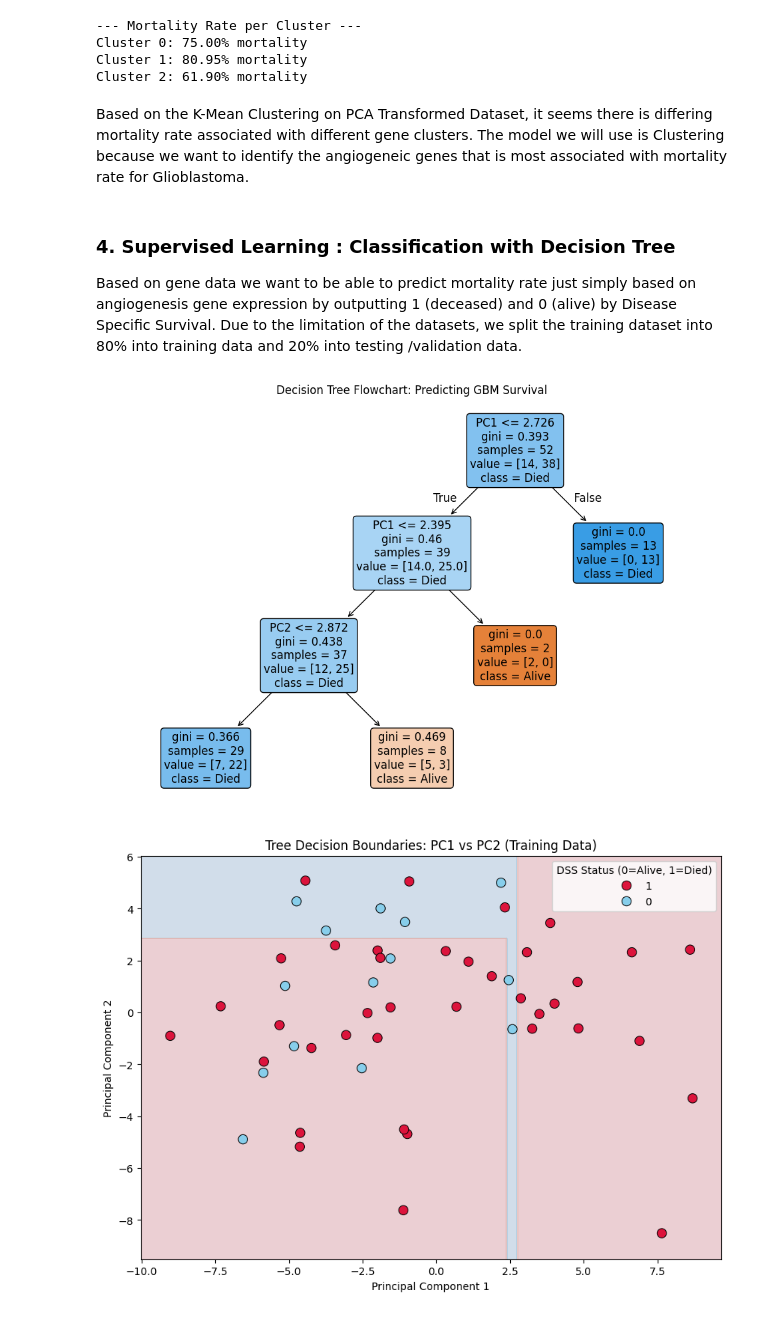
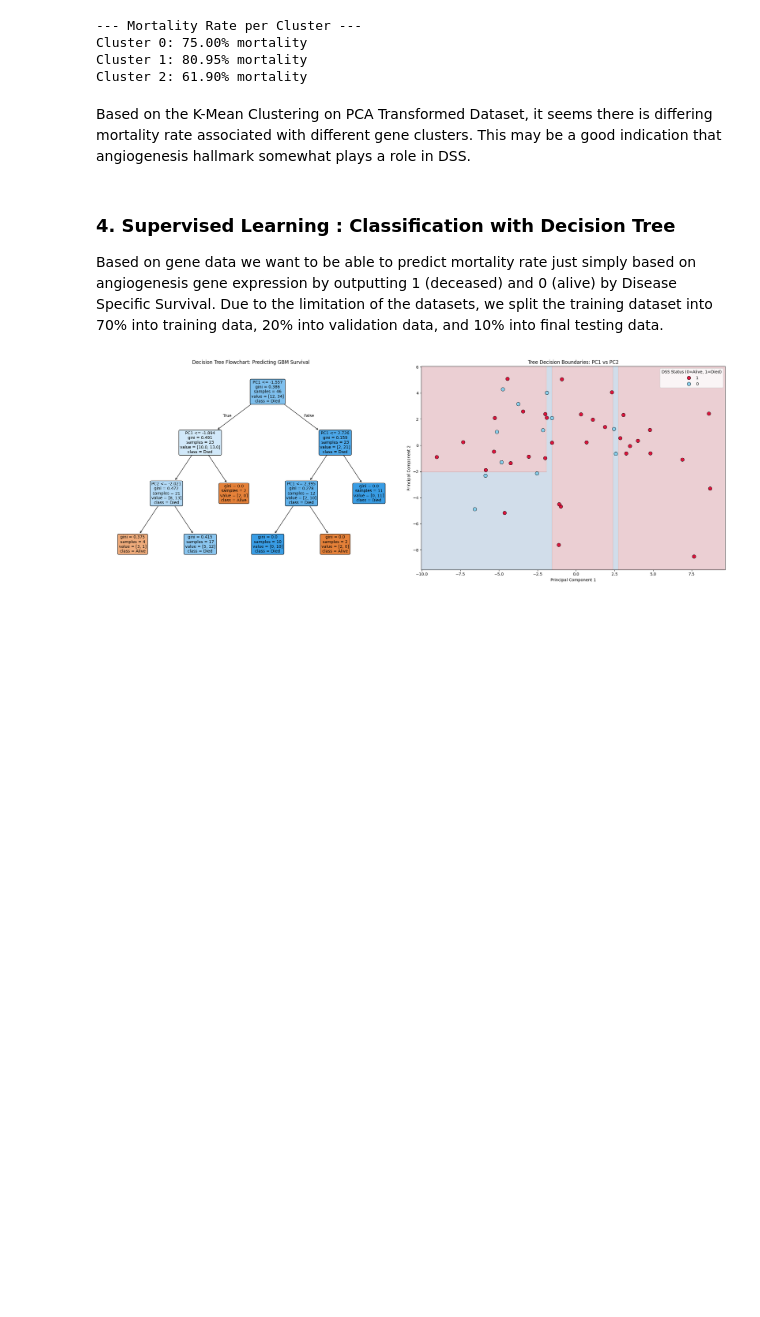
Before and after one commit to ktt920/Module-4-Cancer, a Jupyter notebook: code/Module 4 Template.ipynb, the cells around one changed output. Cells and saved outputs as stored; diff of their text form; code cells hidden in the pictures; blank space fills up the shorter version.

```diff
--- a/code/Module 4 Template.ipynb
+++ b/code/Module 4 Template.ipynb
@@ -275,11 +275,11 @@ Cluster 0: 75.00% mortality
 Cluster 1: 80.95% mortality
 Cluster 2: 61.90% mortality
 # %% [markdown]
-Based on the K-Mean Clustering on PCA Transformed Dataset, it seems there is differing mortality rate associated with different gene clusters. The model we will use is Clustering because we want to identify the angiogeneic genes that is most associated with mortality rate for Glioblastoma.
+Based on the K-Mean Clustering on PCA Transformed Dataset, it seems there is differing mortality rate associated with different gene clusters. This may be a good indication that angiogenesis hallmark somewhat plays a role in DSS.
 # %% [markdown]
 ### 4. Supervised Learning : Classification with Decision Tree
 
-Based on gene data we want to be able to predict mortality rate just simply based on angiogenesis gene expression by outputting 1 (deceased) and 0 (alive) by Disease Specific Survival. Due to the limitation of the datasets, we split the training dataset into 80% into training data and 20% into testing /validation data.
+Based on gene data we want to be able to predict mortality rate just simply based on angiogenesis gene expression by outputting 1 (deceased) and 0 (alive) by Disease Specific Survival. Due to the limitation of the datasets, we split the training dataset into 70% into training data, 20% into validation data, and 10% into final testing data.
 # %%
 # AI Usage Statement : Use Gemini 3 to assist in generating the Decision Tree Code and the subsequent validations.
 
@@ -287,57 +287,68 @@ Based on gene data we want to be able to predict mortality rate just simply base
 X_tree = X_pca
 y_tree = y_filtered.astype(int)
 
-# Split your existing PCA-transformed data (X_tree) and labels (y_tree)
-# test_size=0.2 means 80% train, 20% validation
-X_train, X_val, y_train, y_val = train_test_split(
-    X_tree, y_tree, test_size=0.2, random_state=42
+# Stage 1: Split off the 70% Training set
+# The remaining 30% goes into a temporary variable (X_temp)
+X_train, X_temp, y_train, y_temp = train_test_split(
+    X_tree, y_tree, test_size=0.30, random_state=42
 )
+
+# Stage 2: Split the 30% temporary set into Validation and Test
+# Since 10% is 1/3 of the 30% temporary set, we use test_size=0.33
+X_val, X_test, y_val, y_test = train_test_split(
+    X_temp, y_temp, test_size=0.33, random_state=42
+)
 # %%
 # Build the Decision Tree Model with max_depth of 3, meaning it can make 3 decisions splits
 tree_model = DecisionTreeClassifier(max_depth=3)
 tree_model.fit(X_train, y_train)
 
-# Visualize the Tree Structure
-plt.figure(figsize=(12, 8))
+# Create a figure with 1 row and 2 columns
+fig, ax = plt.subplots(1, 2, figsize=(22, 8))
+
+# --- 1. LEFT SIDE: Tree Structure ---
 plot_tree(tree_model,
           feature_names=['PC1', 'PC2'],
           class_names=['Alive', 'Died'],
           filled=True,
           rounded=True,
-          fontsize=12)
-plt.title("Decision Tree Flowchart: Predicting GBM Survival")
-plt.show()
+          fontsize=10,
+          ax=ax[0]) # Pass the first axis
+ax[0].set_title("Decision Tree Flowchart: Predicting GBM Survival")
 
-# Visualize Decision Boundaries on the PCA Plot for Training Data
+# --- 2. RIGHT SIDE: Decision Boundaries ---
 x_min, x_max = X_train[:, 0].min() - 1, X_train[:, 0].max() + 1
-y_min, y_max = X_train[:, 1].min() - 1,X_train[:, 1].max() + 1
+y_min, y_max = X_train[:, 1].min() - 1, X_train[:, 1].max() + 1
 xx, yy = np.meshgrid(np.arange(x_min, x_max, 0.05),
                      np.arange(y_min, y_max, 0.05))
 
-# Color the Background
+# Get background predictions
 Z = tree_model.predict(np.c_[xx.ravel(), yy.ravel()])
 Z = Z.reshape(xx.shape)
-plt.figure(figsize=(10, 7))
-plt.contourf(xx, yy, Z, alpha=0.2, cmap='RdBu_r')
 
-# Add the scatterplot of actual patient data
+# Plot contours on the second axis
+ax[1].contourf(xx, yy, Z, alpha=0.2, cmap='RdBu_r')
+
+# Add the scatterplot to the second axis
 sns.scatterplot(
     x=X_train[:, 0],
     y=X_train[:, 1],
     hue=y_train.astype(str),
     palette={'0': 'skyblue', '1': 'crimson'},
     edgecolor='black',
-    s=80
+    s=80,
+    ax=ax[1] # Pass the second axis
 )
 
-plt.title("Tree Decision Boundaries: PC1 vs PC2 (Training Data)")
-plt.xlabel("Principal Component 1")
-plt.ylabel("Principal Component 2")
-plt.legend(title="DSS Status (0=Alive, 1=Died)")
+ax[1].set_title("Tree Decision Boundaries: PC1 vs PC2")
+ax[1].set_xlabel("Principal Component 1")
+ax[1].set_ylabel("Principal Component 2")
+ax[1].legend(title="DSS Status (0=Alive, 1=Died)")
+
+plt.tight_layout()
 plt.show()
 # %% [output]
-[figure, old version]
+[figure, new version]
-[figure, removed]
 # %% [markdown]
 #### 4.1 In-Sample Error and Out-Of-Sample Error
 
```
Also changed, not shown: parts of 26 cells of this notebook.
